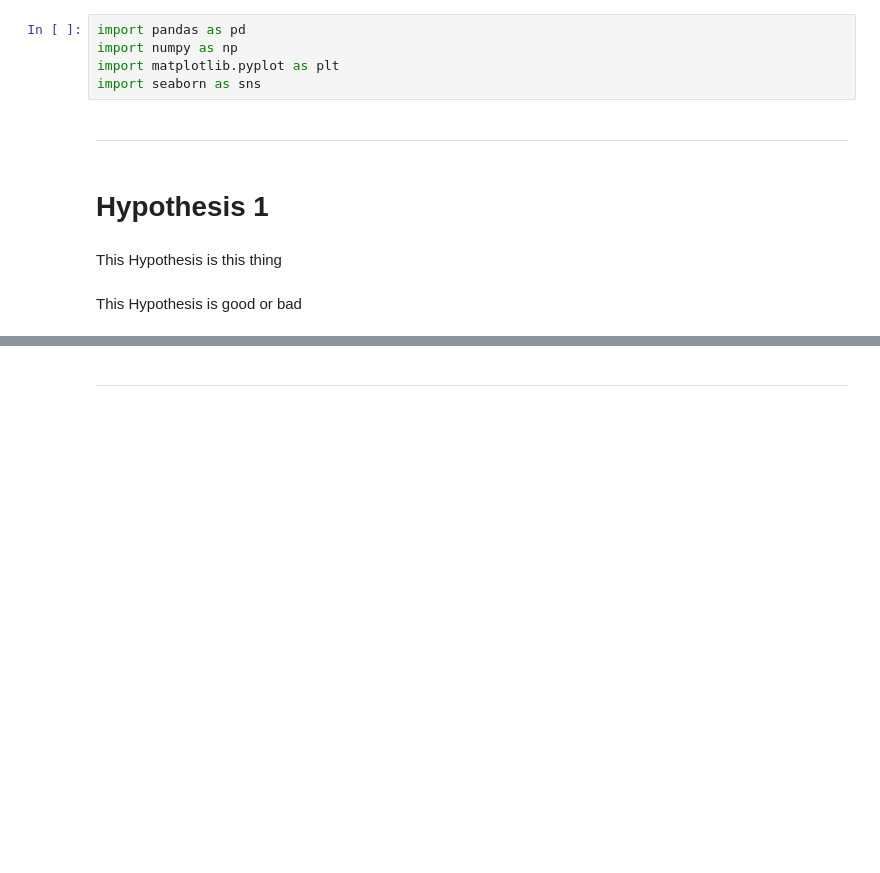
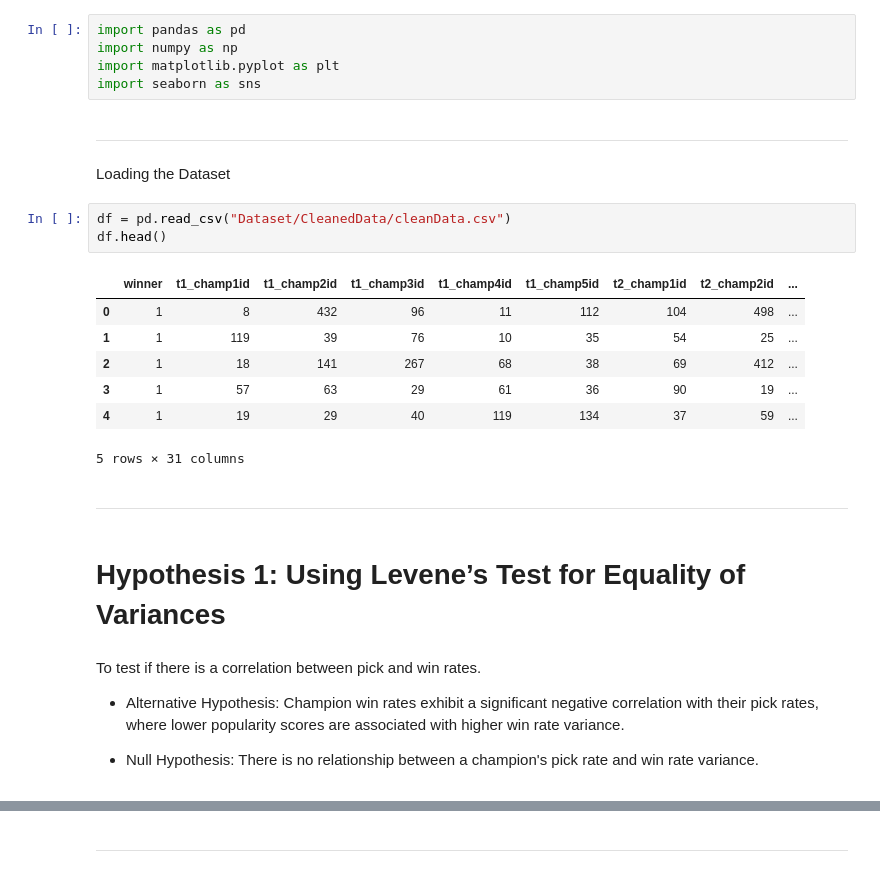
Before and after one commit to Abauker/League-of-Legends-Ranked-Match-Analysis, a Jupyter notebook: jupyter_notebooks/Statistical Analysis.ipynb, the cells around one changed output, grey strips where cells are left out. Saved outputs shown, nothing was run; the diff lists cells and outputs as text; blank space fills up the shorter version.

```diff
--- a/jupyter_notebooks/Statistical Analysis.ipynb
+++ b/jupyter_notebooks/Statistical Analysis.ipynb
@@ -52,11 +52,28 @@ import pandas as pd
 import numpy as np
 import matplotlib.pyplot as plt
 import seaborn as sns
+# %% [markdown]
+---
+# %% [markdown]
+Loading the Dataset
+# %%
+df = pd.read_csv("Dataset/CleanedData/cleanData.csv")
+df.head()
+# %% [output]
+|  | winner | t1_champ1id | t1_champ2id | t1_champ3id | t1_champ4id | t1_champ5id | t2_champ1id | t2_champ2id | ... |
+| 0 | 1 | 8 | 432 | 96 | 11 | 112 | 104 | 498 | ... |
+| 1 | 1 | 119 | 39 | 76 | 10 | 35 | 54 | 25 | ... |
+| 2 | 1 | 18 | 141 | 267 | 68 | 38 | 69 | 412 | ... |
+| 3 | 1 | 57 | 63 | 29 | 61 | 36 | 90 | 19 | ... |
+| 4 | 1 | 19 | 29 | 40 | 119 | 134 | 37 | 59 | ... |
+5 rows × 31 columns
 # %% [markdown]
 ---
 # %% [markdown]
-# Hypothesis 1
+# Hypothesis 1: Using Levene’s Test for Equality of Variances
 # %% [markdown]
-This Hypothesis is this thing
+To test if there is a correlation between pick and win rates.
+
+* Alternative Hypothesis: Champion win rates exhibit a significant negative correlation with their pick rates, where lower popularity scores are associated with higher win rate variance.
+
+* Null Hypothesis: There is no relationship between a champion's pick rate and win rate variance.
-# %% [markdown]
-This Hypothesis is good or bad
```
Also changed, not shown: parts of 28 cells of this notebook, 4 other files.
